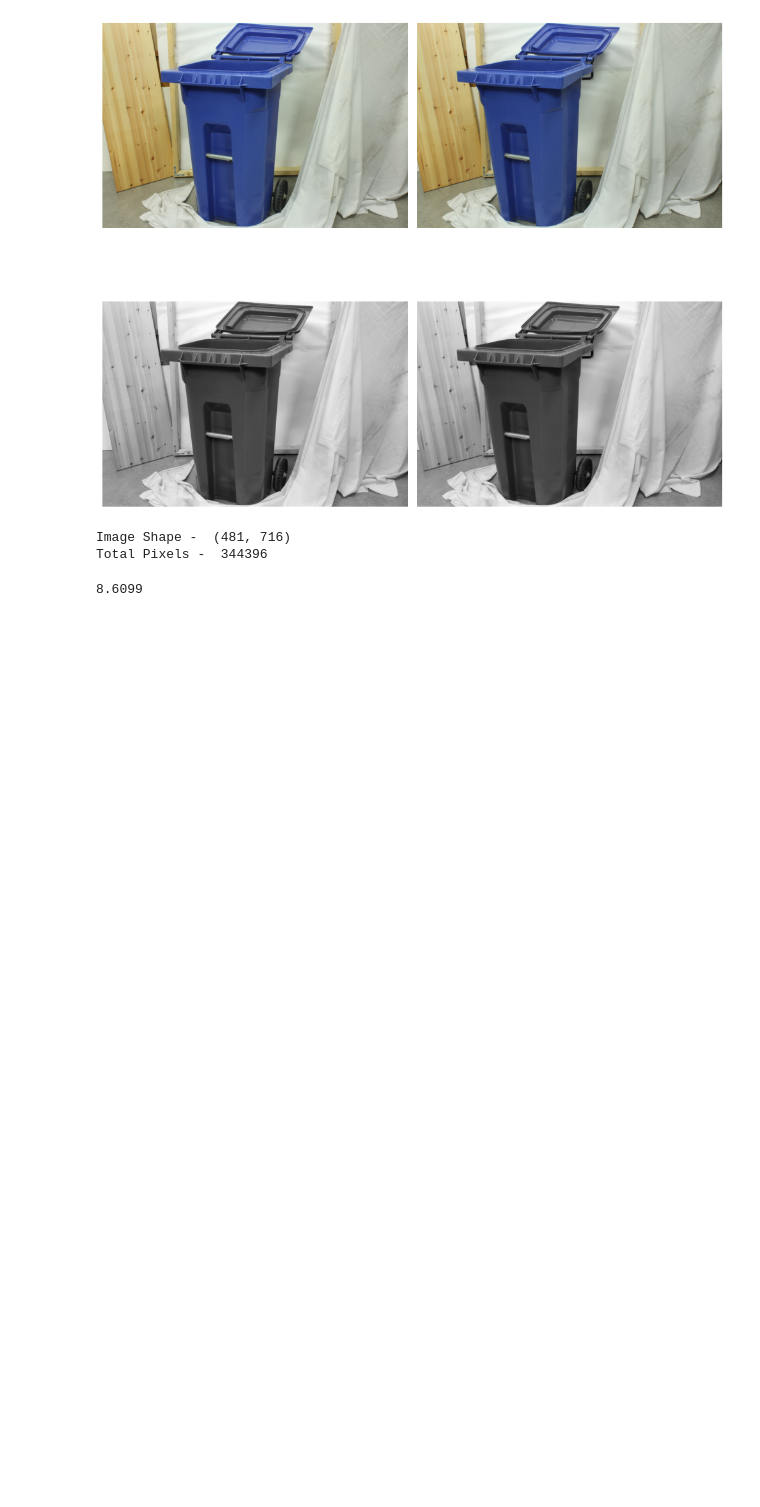
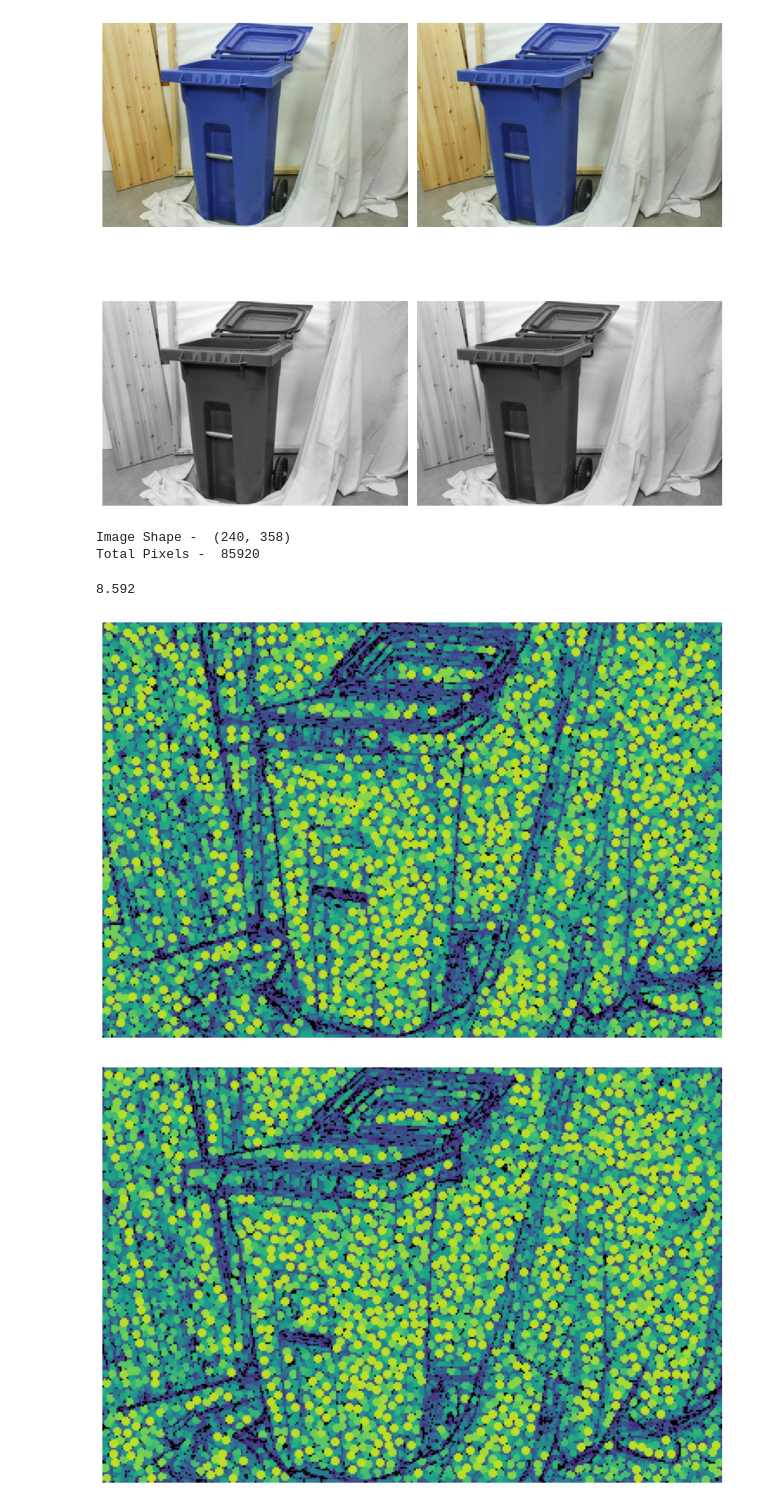
Before and after one commit to Blaze-Leo/Stereo-Reconstruction, a Jupyter notebook: stereo-vision/EXP_2.ipynb, the cells around one changed output. Saved outputs shown, nothing was run; the diff lists cells and outputs as text; code cells hidden in the pictures; blank space fills up the shorter version.

```diff
--- a/stereo-vision/EXP_2.ipynb
+++ b/stereo-vision/EXP_2.ipynb
@@ -637,7 +649,7 @@ display_2x2_grid([rgb_l,rgb_r,gray_array_l,gray_array_r])
 thresh=0.03
 stop_comp =0.05
 
-max_text = 0.000025
+max_text = 0.0001
 
 print("Image Shape - ",gray_array_l.shape)
 print("Total Pixels - ",(gray_array_l.shape[0]*gray_array_l.shape[1]))
@@ -647,16 +659,18 @@ th_val = thresh*255
 texture_l = texture_segmentation(gray_array_l,threshold=th_val,scale_stop=stop_comp,max_texture=max_text/4)
 texture_r = texture_segmentation(gray_array_r,threshold=th_val,scale_stop=stop_comp,max_texture=max_text/4)
 # %% [output]
-Image Shape -  (481, 716)
-Total Pixels -  344396
+Image Shape -  (240, 358)
+Total Pixels -  85920
 # %%
 max_plot = (gray_array_l.shape[0]*gray_array_l.shape[1]) * max_text
 print(max_plot)
 
-# plot_colorized_segments(texture_l)
-# plot_colorized_segments(texture_r)
+plot_colorized_segments(texture_l)
+plot_colorized_segments(texture_r)
 # %% [output]
-8.6099
+8.592
+[figure, added]
+[figure, added]
 # %%
 # plot_value_occurrences(texture_l)
 # plot_value_occurrences(texture_r)
```
Also changed, not shown: parts of 10 cells of this notebook, 2 other files.
